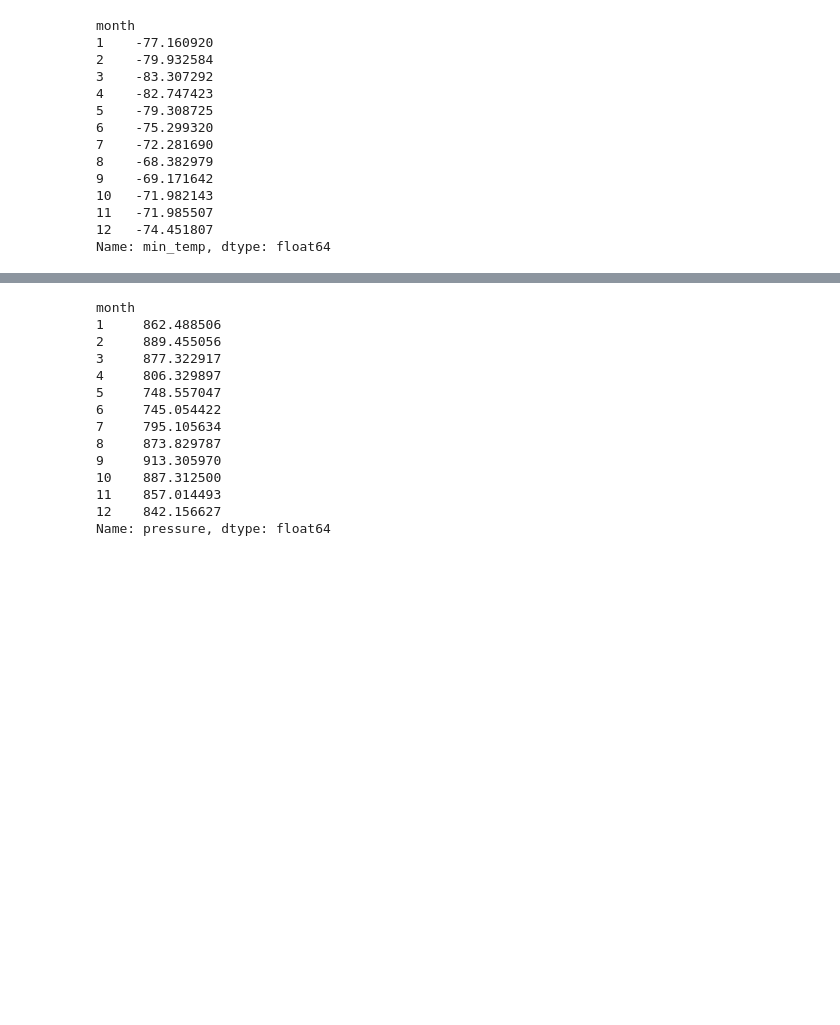
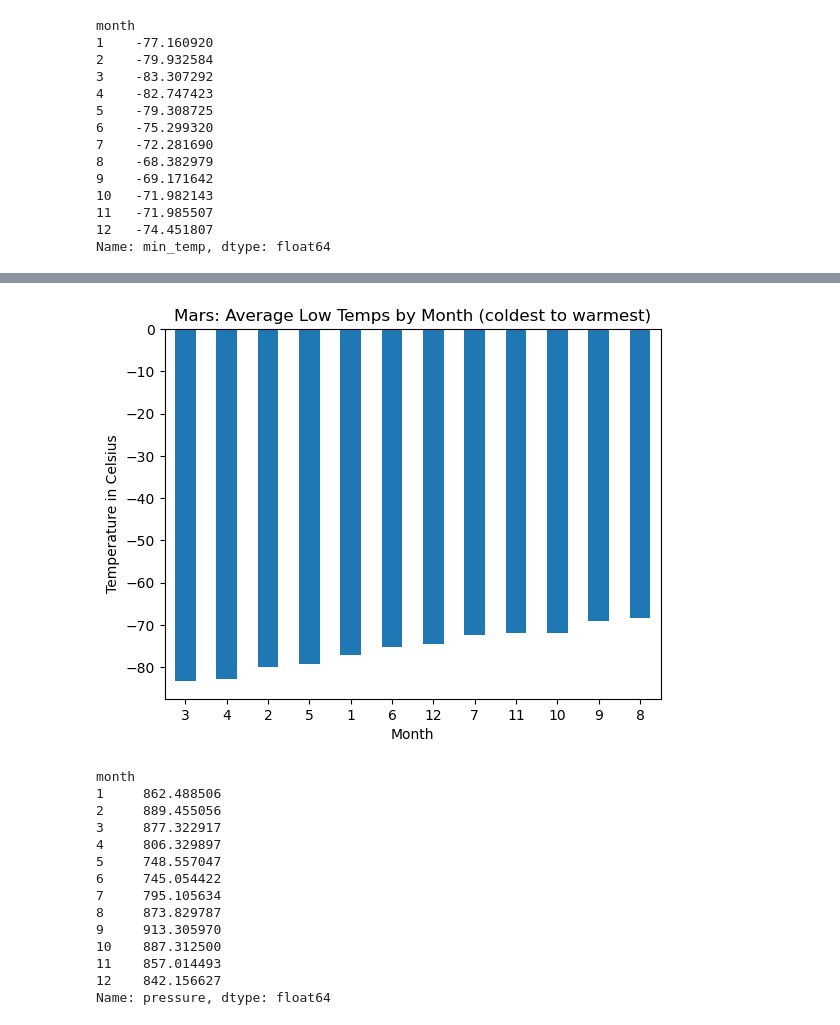
Before and after one commit to awann3r/web-scraping-challenge, a Jupyter notebook: part_2_mars_weather.ipynb, the cells around one changed output, grey strips where cells are left out. Saved outputs shown, nothing was run; the diff lists cells and outputs as text; code cells hidden in the pictures; blank space fills up the shorter version.

```diff
--- a/part_2_mars_weather.ipynb
+++ b/part_2_mars_weather.ipynb
@@ -180,2 +189,12 @@ Name: min_temp, dtype: float64
+# %%
+# Identify the coldest and hottest months in Curiosity's location
+mars_min_max_temps = mars_avg_low_temps.sort_values()
+
+mars_min_max_temps.plot.bar(title="Mars: Average Low Temps by Month (coldest to warmest)",
+                            xlabel="Month", ylabel="Temperature in Celsius", rot=0)
+plt.tight_layout
+plt.show()
+# %% [output]
+[figure, added]
 # %%
 # 4. Average pressure by Martian month
```
Also changed, not shown: parts of 12 cells of this notebook, 1 other file.
